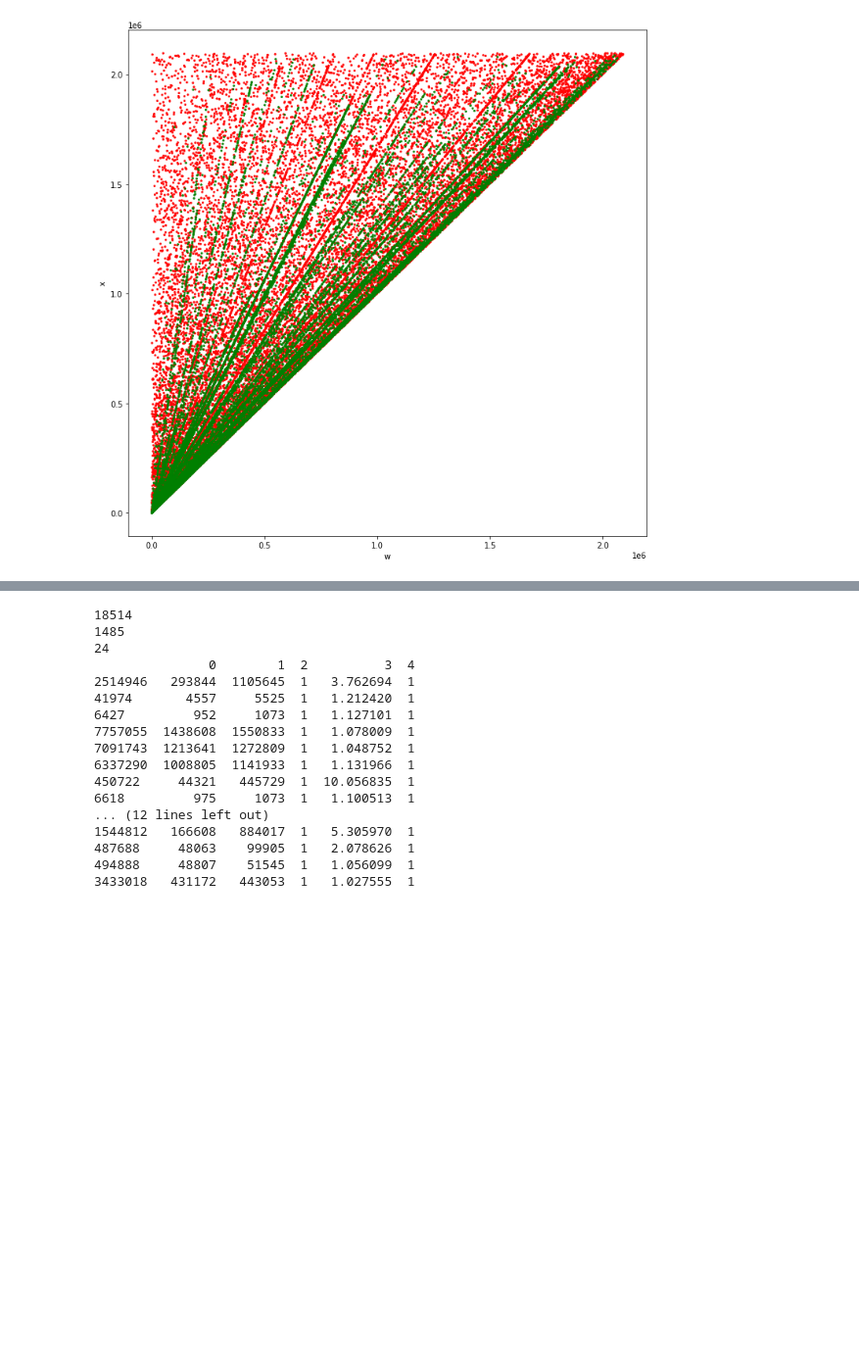
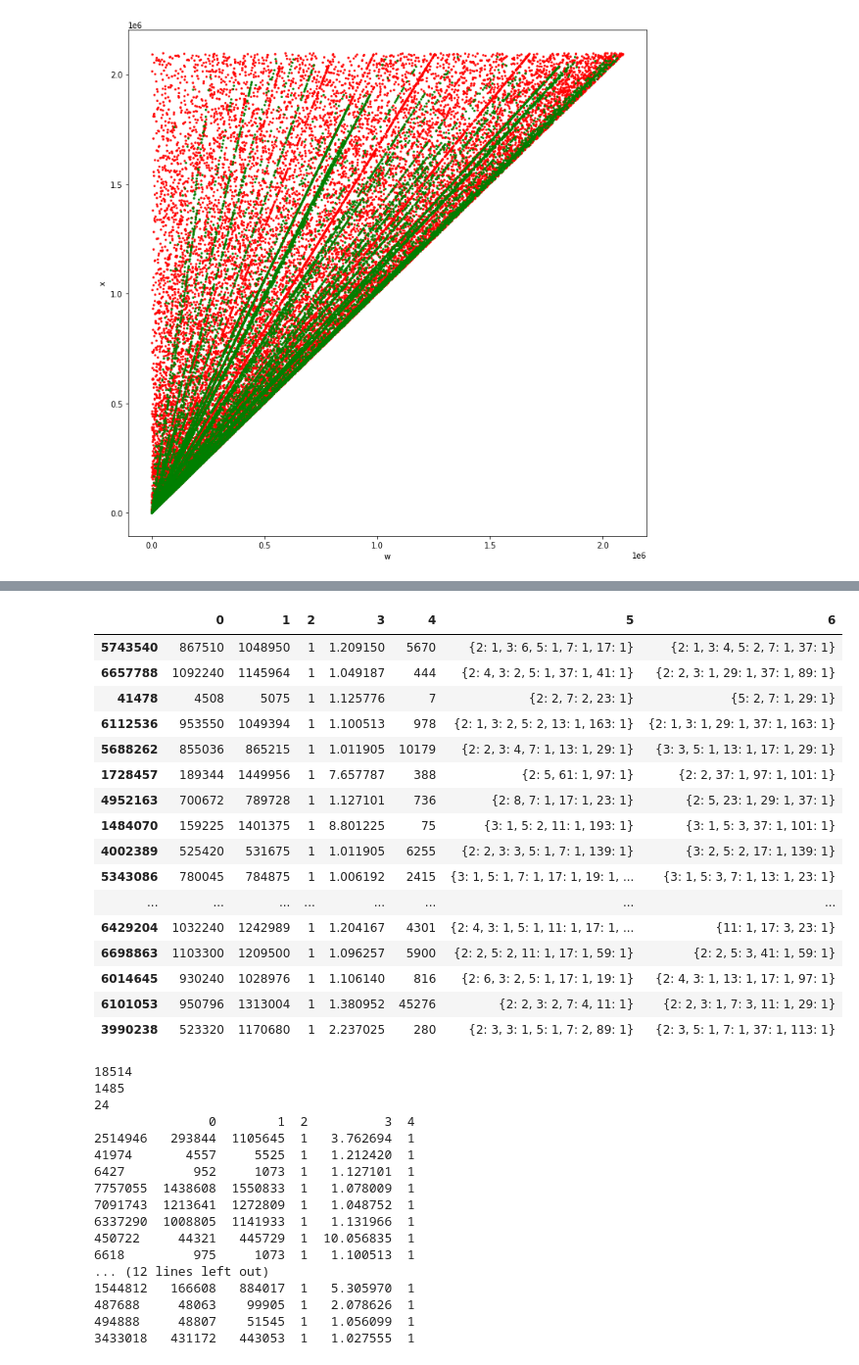
Before and after one commit to Sultanow/pythagorean, a Jupyter notebook: notebook/cluster_pairs.ipynb, the cells around one changed output, grey strips where cells are left out. Shown: that part at 98% size. Drawn from its saved outputs; the diff is of its cells as text; code cells hidden in the pictures; blank space fills up the shorter version.

```diff
--- a/notebook/cluster_pairs.ipynb
+++ b/notebook/cluster_pairs.ipynb
@@ -86,3 +103,23 @@ df_cluster.head()
+# %%
+df_cluster[(df_cluster.iloc[:,2] == 1)].head(50)
+# %% [output]
+|  | 0 | 1 | 2 | 3 | 4 | 5 | 6 |
+| 5743540 | 867510 | 1048950 | 1 | 1.209150 | 5670 | {2: 1, 3: 6, 5: 1, 7: 1, 17: 1} | {2: 1, 3: 4, 5: 2, 7: 1, 37: 1} |
+| 6657788 | 1092240 | 1145964 | 1 | 1.049187 | 444 | {2: 4, 3: 2, 5: 1, 37: 1, 41: 1} | {2: 2, 3: 1, 29: 1, 37: 1, 89: 1} |
+| 41478 | 4508 | 5075 | 1 | 1.125776 | 7 | {2: 2, 7: 2, 23: 1} | {5: 2, 7: 1, 29: 1} |
+| 6112536 | 953550 | 1049394 | 1 | 1.100513 | 978 | {2: 1, 3: 2, 5: 2, 13: 1, 163: 1} | {2: 1, 3: 1, 29: 1, 37: 1, 163: 1} |
+| 5688262 | 855036 | 865215 | 1 | 1.011905 | 10179 | {2: 2, 3: 4, 7: 1, 13: 1, 29: 1} | {3: 3, 5: 1, 13: 1, 17: 1, 29: 1} |
+| 1728457 | 189344 | 1449956 | 1 | 7.657787 | 388 | {2: 5, 61: 1, 97: 1} | {2: 2, 37: 1, 97: 1, 101: 1} |
+| 4952163 | 700672 | 789728 | 1 | 1.127101 | 736 | {2: 8, 7: 1, 17: 1, 23: 1} | {2: 5, 23: 1, 29: 1, 37: 1} |
+| 1484070 | 159225 | 1401375 | 1 | 8.801225 | 75 | {3: 1, 5: 2, 11: 1, 193: 1} | {3: 1, 5: 3, 37: 1, 101: 1} |
+| 4002389 | 525420 | 531675 | 1 | 1.011905 | 6255 | {2: 2, 3: 3, 5: 1, 7: 1, 139: 1} | {3: 2, 5: 2, 17: 1, 139: 1} |
+| 5343086 | 780045 | 784875 | 1 | 1.006192 | 2415 | {3: 1, 5: 1, 7: 1, 17: 1, 19: 1, ... | {3: 1, 5: 3, 7: 1, 13: 1, 23: 1} |
+| ... | ... | ... | ... | ... | ... | ... | ... |
+| 6429204 | 1032240 | 1242989 | 1 | 1.204167 | 4301 | {2: 4, 3: 1, 5: 1, 11: 1, 17: 1, ... | {11: 1, 17: 3, 23: 1} |
+| 6698863 | 1103300 | 1209500 | 1 | 1.096257 | 5900 | {2: 2, 5: 2, 11: 1, 17: 1, 59: 1} | {2: 2, 5: 3, 41: 1, 59: 1} |
+| 6014645 | 930240 | 1028976 | 1 | 1.106140 | 816 | {2: 6, 3: 2, 5: 1, 17: 1, 19: 1} | {2: 4, 3: 1, 13: 1, 17: 1, 97: 1} |
+| 6101053 | 950796 | 1313004 | 1 | 1.380952 | 45276 | {2: 2, 3: 2, 7: 4, 11: 1} | {2: 2, 3: 1, 7: 3, 11: 1, 29: 1} |
+| 3990238 | 523320 | 1170680 | 1 | 2.237025 | 280 | {2: 3, 3: 1, 5: 1, 7: 2, 89: 1} | {2: 3, 5: 1, 7: 1, 37: 1, 113: 1} |
 # %%
 # How many pairs are useless and have gcd(w,x)>1?
 print(df_cluster[(df_cluster.iloc[:,2] == 0) & (df_cluster.iloc[:,4] > 1) ].shape[0])
```
Also changed, not shown: parts of 1 cell of this notebook.
